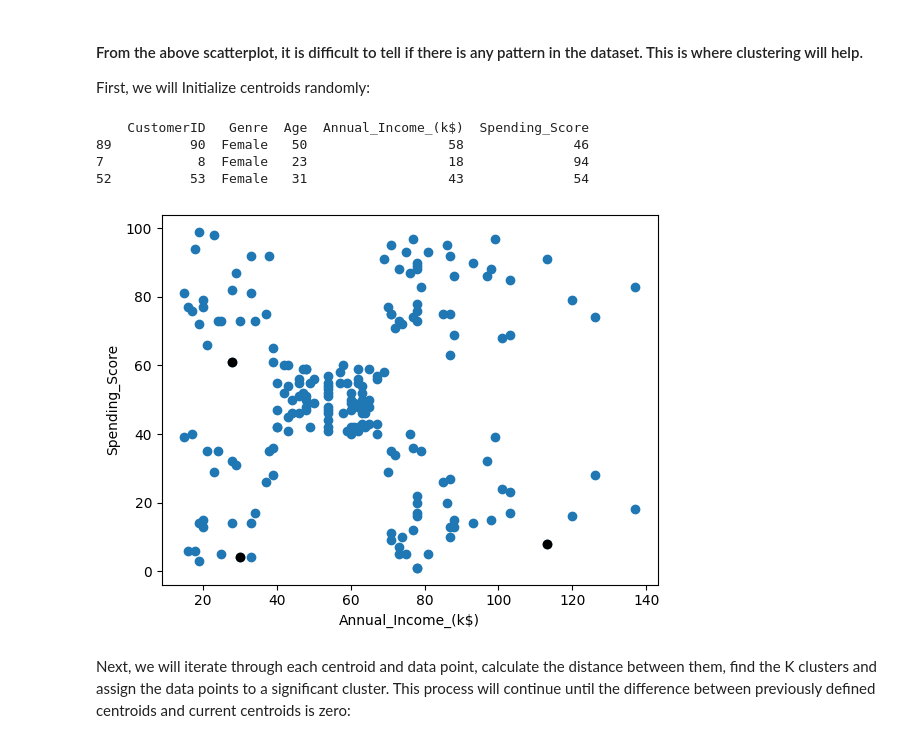
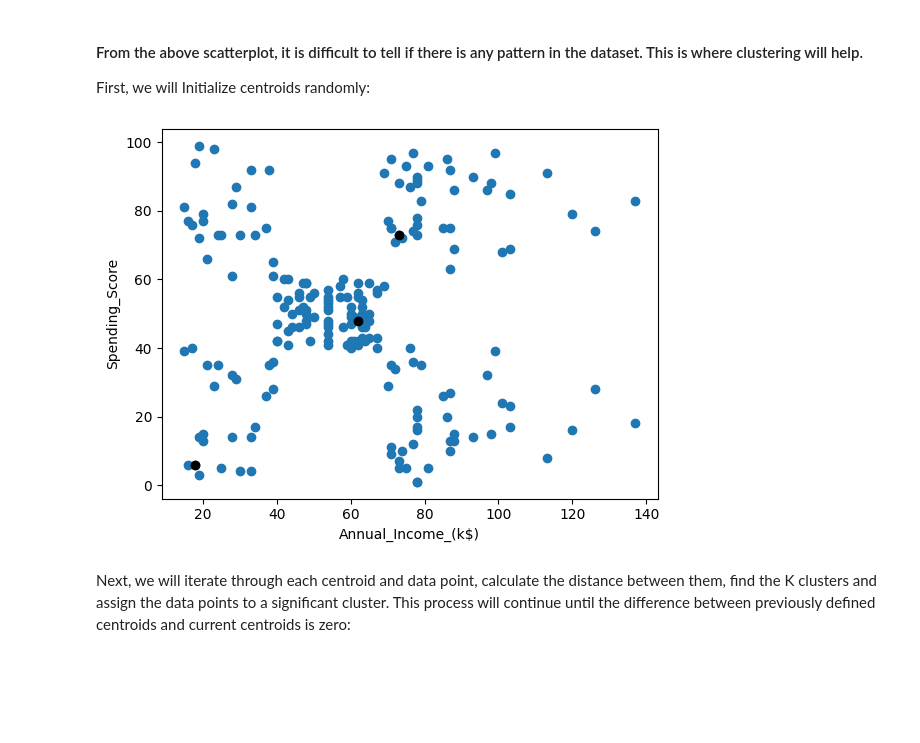
Before and after one commit to larawehbe/TheAIEngineers-Notebooks, a Jupyter notebook: Unsupervised Learning/kmeans_scratch_implementation.ipynb, the cells around one changed output. Cells and saved outputs as stored; diff of their text form; code cells hidden in the pictures; blank space fills up the shorter version.

```diff
--- a/Unsupervised Learning/kmeans_scratch_implementation.ipynb
+++ b/Unsupervised Learning/kmeans_scratch_implementation.ipynb
@@ -4,8 +4,11 @@ import numpy as np
 import matplotlib.pyplot as plt
 
 #load the dataset
-customer_data = pd.read_csv("data/Mall_Customers.csv")
+customer_data = ...
 
 #read the data
-customer_data.head()
+customer_data....
+
+#check for null or missing values
+customer_data....
 # %% [output]
@@ -42,28 +34,16 @@ First, we will Initialize centroids randomly:
 # %%
 #TODO: RUN IT 10 TIMES TO See  THAT WE WILL HAVE DIFFERENT CENTROIS
 #BECAUSE WE ARE TAKING THE .SAMPLE FUNCTION.
 #The sample function provides random values
 K=3
 centroids = customer_data.sample(n=K) #get random k centroids
-print(centroids.head())
+plt.scatter(... , .... )
+plt.scatter(... , .... ,c='black')
+plt.xlabel('Annual_Income_(k$)')
+plt.ylabel('Spending_Score')
+plt.show()
 # %% [output]
-    CustomerID   Genre  Age  Annual_Income_(k$)  Spending_Score
-89          90  Female   50                  58              46
-7            8  Female   23                  18              94
-52          53  Female   31                  43              54
+[figure, added]
-# %%
-#TODO: RUN IT 10 TIMES TO See  THAT WE WILL HAVE DIFFERENT CENTROIS
-#BECAUSE WE ARE TAKING THE .SAMPLE FUNCTION.
-#The sample function provides random values
-K=3
-centroids = customer_data.sample(n=K) #get random k centroids
-plt.scatter(customer_data['Annual_Income_(k$)'], customer_data['Spending_Score'] ) #scatter plot for data points
-plt.scatter( centroids['Annual_Income_(k$)'] , centroids['Spending_Score'] ,c='black') #scatter plot for centroids
-plt.xlabel('Annual_Income_(k$)')
-plt.ylabel('Spending_Score')
-plt.show()
-# %% [output]
-[figure, removed]
 # %% [markdown]
 Next, we will iterate through each centroid and data point, calculate the distance between them, find the K clusters and assign the data points to a significant cluster. This process will continue until the difference between previously defined centroids and current centroids is zero:
 # %% [markdown]
```
Also changed, not shown: parts of 19 cells of this notebook, 3 other files.
